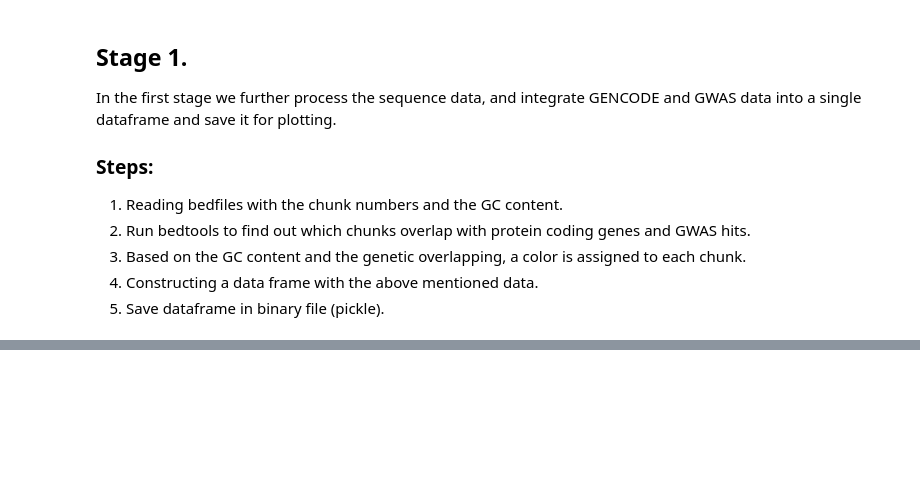
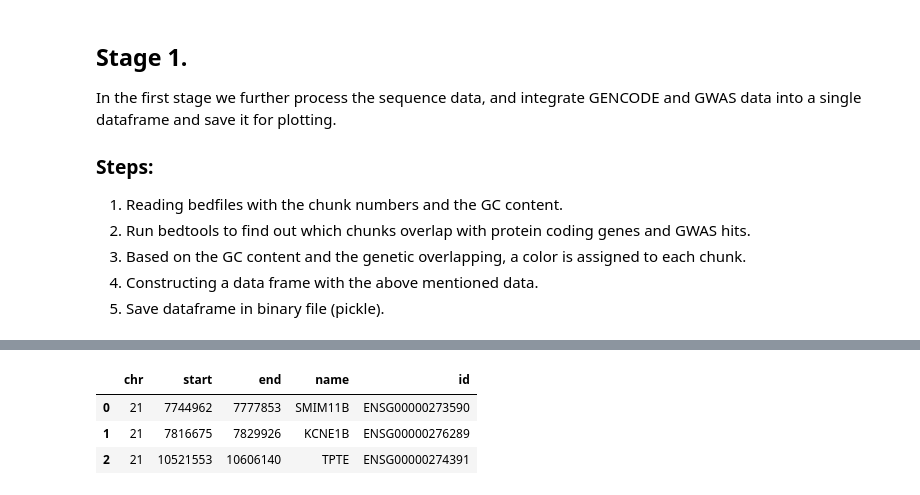
Before and after one commit to DSuveges/GenomePlotter, a Jupyter notebook: Genome_Plotter_v2.0.ipynb, the cells around one changed output, grey strips where cells are left out. Cells and saved outputs as stored; diff of their text form; code cells hidden in the pictures; blank space fills up the shorter version.

Commit message:
Updating plotting, cytobands are added, annotations are added...

```diff
--- a/Genome_Plotter_v2.0.ipynb
+++ b/Genome_Plotter_v2.0.ipynb
@@ -1396,0 +604,9 @@ y = 20
+# %%
+# reading gene annotation:
+genes_df = pd.read_table('temp/genes.txt', sep = " ")
+genes_df.head()
+# %% [output]
+|  | chr | start | end | name | id |
+| 0 | 21 | 7744962 | 7777853 | SMIM11B | ENSG00000273590 |
+| 1 | 21 | 7816675 | 7829926 | KCNE1B | ENSG00000276289 |
+| 2 | 21 | 10521553 | 10606140 | TPTE | ENSG00000274391 |
```
Also changed, not shown: parts of 60 cells of this notebook, 8 other files.
